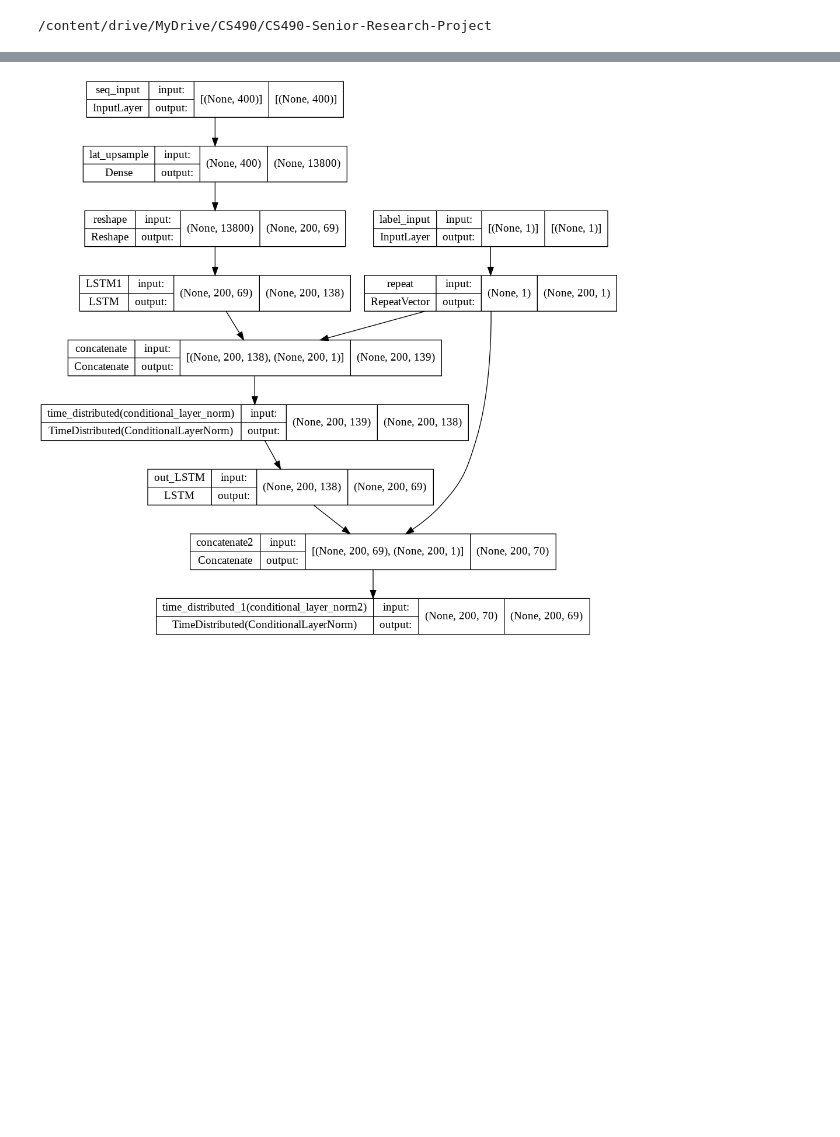
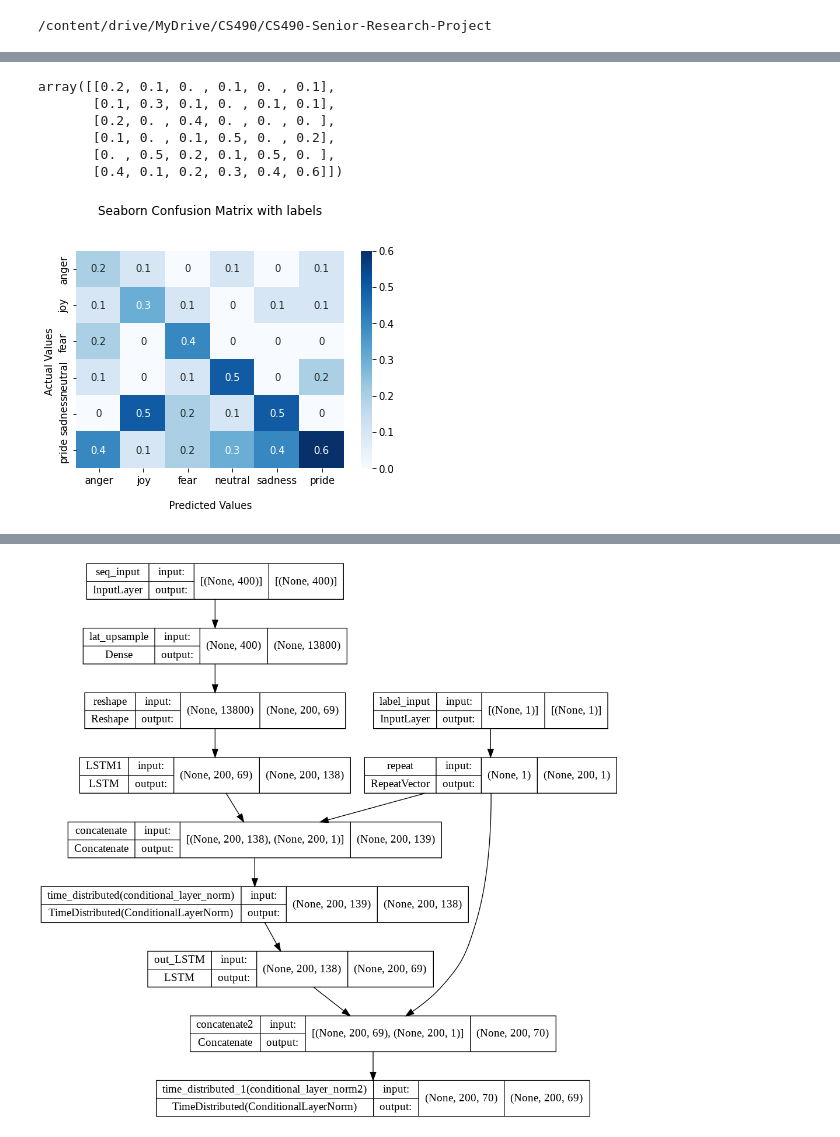
Before and after one commit to arnisafazla/CS490-Senior-Research-Project, a Jupyter notebook: setup.ipynb, the cells around one changed output, grey strips where cells are left out. Drawn from its saved outputs; the diff is of its cells as text; code cells hidden in the pictures; blank space fills up the shorter version.

```diff
--- a/setup.ipynb
+++ b/setup.ipynb
@@ -366,0 +604,30 @@ KeyboardInterrupt: ignored
+# %%
+import json
+with open('/content/drive/MyDrive/CS490/models/only_critic_projection_wrong2022.04.14-20:38:27/epoch_4/cm.txt', 'r') as file:
+  cm = json.load(file)
+# %%
+np.array(cm) / 10
+# %% [output]
+array([[0.2, 0.1, 0. , 0.1, 0. , 0.1],
+       [0.1, 0.3, 0.1, 0. , 0.1, 0.1],
+       [0.2, 0. , 0.4, 0. , 0. , 0. ],
+       [0.1, 0. , 0.1, 0.5, 0. , 0.2],
+       [0. , 0.5, 0.2, 0.1, 0.5, 0. ],
+       [0.4, 0.1, 0.2, 0.3, 0.4, 0.6]])
+# %%
+import seaborn as sns
+
+ax = sns.heatmap(np.array(cm) / 10, annot=True, cmap='Blues')
+
+ax.set_title('Seaborn Confusion Matrix with labels\n\n');
+ax.set_xlabel('\nPredicted Values')
+ax.set_ylabel('Actual Values ');
+
+## Ticket labels - List must be in alphabetical order
+ax.xaxis.set_ticklabels(["anger", "joy", "fear", "neutral", "sadness", "pride"])
+ax.yaxis.set_ticklabels(["anger", "joy", "fear", "neutral", "sadness", "pride"])
+
+## Display the visualization of the Confusion Matrix.
+plt.show()
+# %% [output]
+[figure, added]
```
Also changed, not shown: parts of 56 cells of this notebook, 3 other files.
